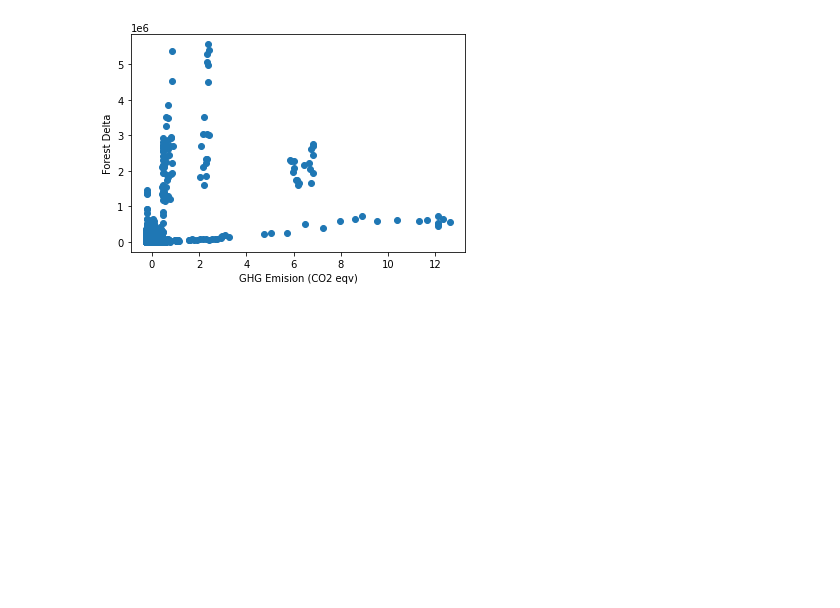
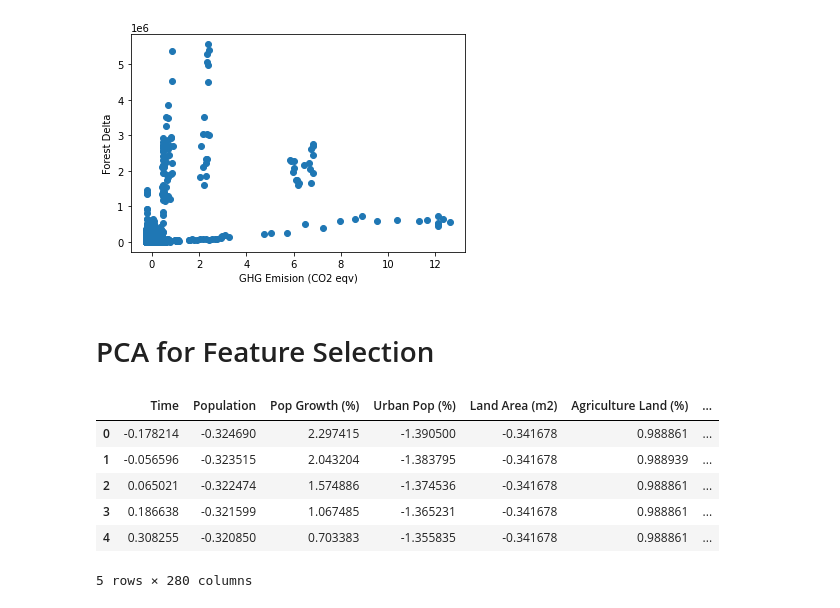
Before and after one commit to mohannashahrad/Borealis_AI_Plant_Tree_Project, a Jupyter notebook: Training/PCA_analysis.ipynb, the cells around one changed output. Saved outputs shown, nothing was run; the diff lists cells and outputs as text; code cells hidden in the pictures; blank space fills up the shorter version.

Commit message:
PCA Analysis for feature selection

```diff
--- a/Training/PCA_analysis.ipynb
+++ b/Training/PCA_analysis.ipynb
@@ -338,3 +340,19 @@ for f in normalized_x_2.columns:
 [figure]
 [figure]
 [figure]
+# %% [markdown]
+# PCA for Feature Selection
+# %%
+df = df[~df.isin([np.nan, np.inf, -np.inf]).any(1)]
+df_np = StandardScaler().fit_transform(df)
+df = pd.DataFrame(data=df_np, columns=df.columns)
+x = df.loc[:, df.columns != 'Tree Loss (ha)']
+df.head()
+# %% [output]
+|  | Time | Population | Pop Growth (%) | Urban Pop (%) | Land Area (m2) | Agriculture Land (%) | ... |
+| 0 | -0.178214 | -0.324690 | 2.297415 | -1.390500 | -0.341678 | 0.988861 | ... |
+| 1 | -0.056596 | -0.323515 | 2.043204 | -1.383795 | -0.341678 | 0.988939 | ... |
+| 2 | 0.065021 | -0.322474 | 1.574886 | -1.374536 | -0.341678 | 0.988861 | ... |
+| 3 | 0.186638 | -0.321599 | 1.067485 | -1.365231 | -0.341678 | 0.988861 | ... |
+| 4 | 0.308255 | -0.320850 | 0.703383 | -1.355835 | -0.341678 | 0.988861 | ... |
+5 rows × 280 columns
```
Also changed, not shown: parts of 10 cells of this notebook.
